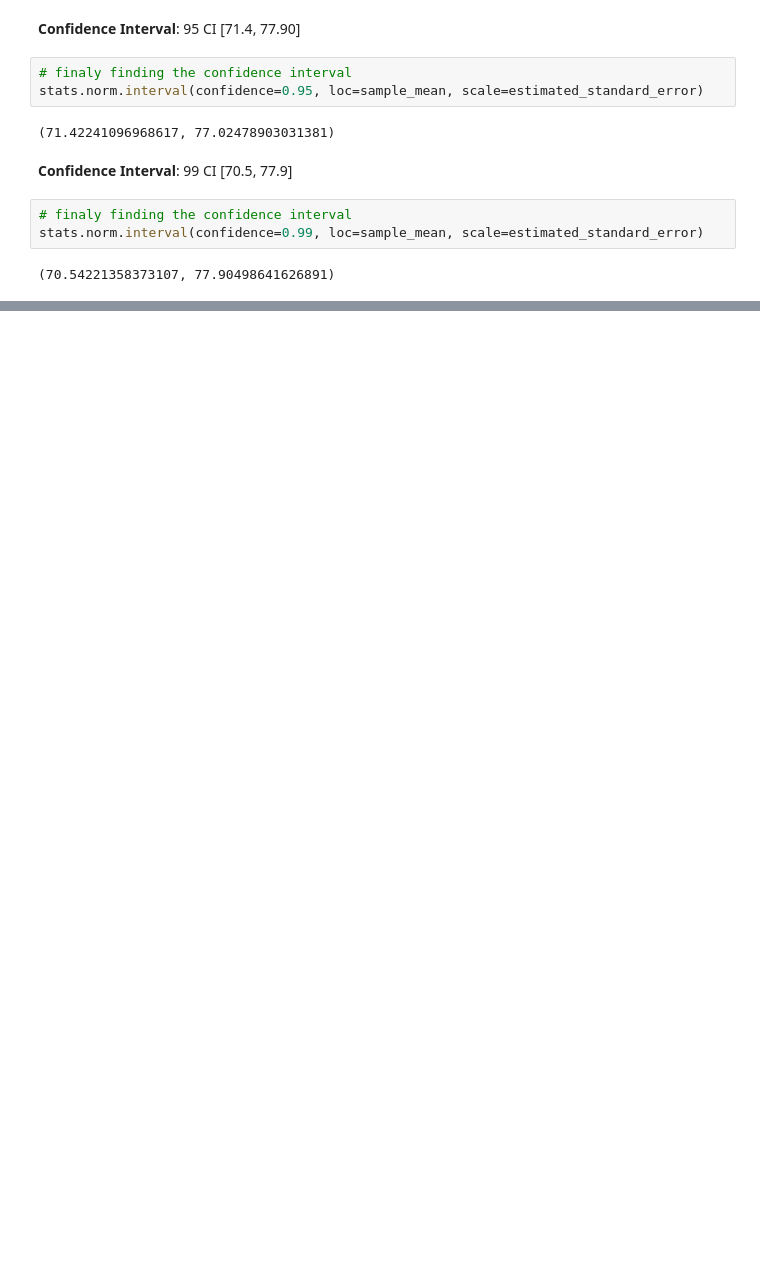
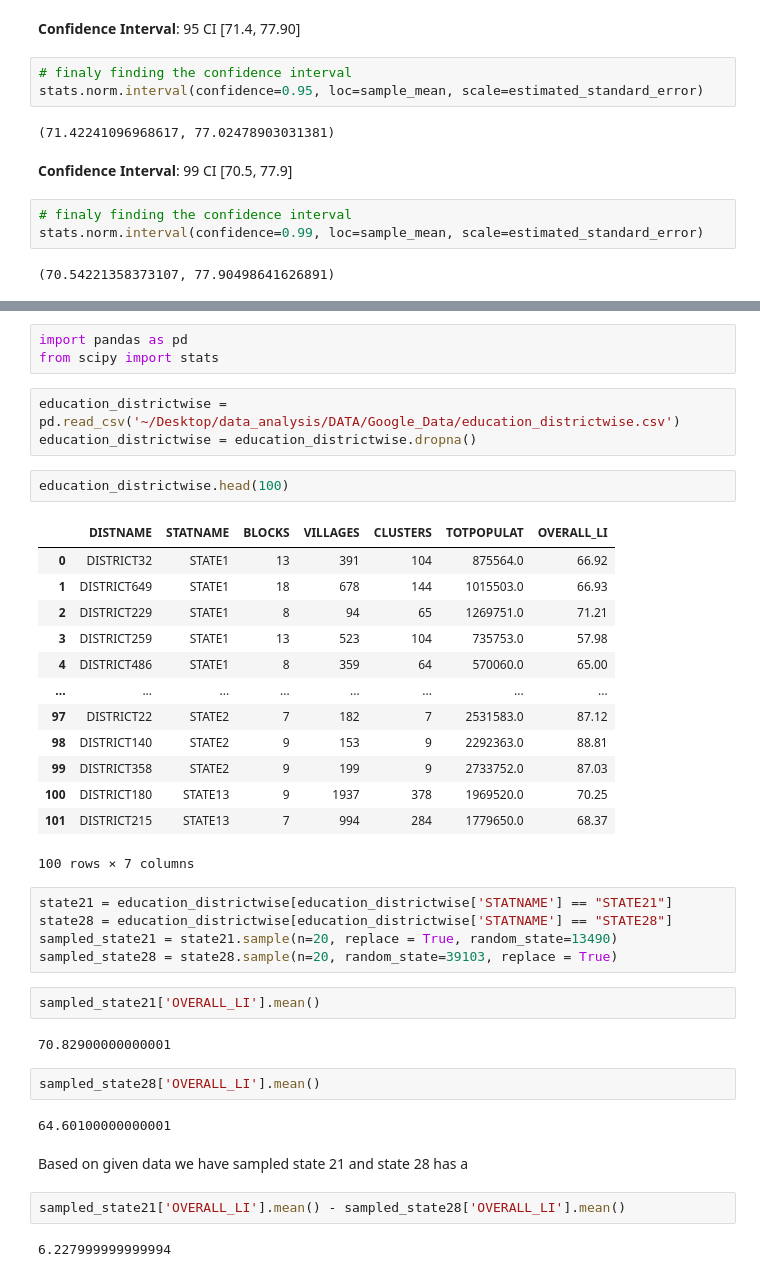
Before and after one commit to AdnanAI7/data_analysis, a Jupyter notebook: Python/Google_Adv_C4_statistics.ipynb, the cells around one changed output, grey strips where cells are left out. Drawn from its saved outputs; the diff is of its cells as text; blank space fills up the shorter version.

```diff
--- a/Python/Google_Adv_C4_statistics.ipynb
+++ b/Python/Google_Adv_C4_statistics.ipynb
@@ -325,0 +332,41 @@ stats.norm.interval(confidence=0.99, loc=sample_mean, scale=estimated_standard_e
+# %%
+import pandas as pd
+from scipy import stats
+# %%
+education_districtwise = pd.read_csv('~/Desktop/data_analysis/DATA/Google_Data/education_districtwise.csv')
+education_districtwise = education_districtwise.dropna()
+# %%
+education_districtwise.head(100)
+# %% [output]
+|  | DISTNAME | STATNAME | BLOCKS | VILLAGES | CLUSTERS | TOTPOPULAT | OVERALL_LI |
+| 0 | DISTRICT32 | STATE1 | 13 | 391 | 104 | 875564.0 | 66.92 |
+| 1 | DISTRICT649 | STATE1 | 18 | 678 | 144 | 1015503.0 | 66.93 |
+| 2 | DISTRICT229 | STATE1 | 8 | 94 | 65 | 1269751.0 | 71.21 |
+| 3 | DISTRICT259 | STATE1 | 13 | 523 | 104 | 735753.0 | 57.98 |
+| 4 | DISTRICT486 | STATE1 | 8 | 359 | 64 | 570060.0 | 65.00 |
+| ... | ... | ... | ... | ... | ... | ... | ... |
+| 97 | DISTRICT22 | STATE2 | 7 | 182 | 7 | 2531583.0 | 87.12 |
+| 98 | DISTRICT140 | STATE2 | 9 | 153 | 9 | 2292363.0 | 88.81 |
+| 99 | DISTRICT358 | STATE2 | 9 | 199 | 9 | 2733752.0 | 87.03 |
+| 100 | DISTRICT180 | STATE13 | 9 | 1937 | 378 | 1969520.0 | 70.25 |
+| 101 | DISTRICT215 | STATE13 | 7 | 994 | 284 | 1779650.0 | 68.37 |
+100 rows × 7 columns
+# %%
+state21 = education_districtwise[education_districtwise['STATNAME'] == "STATE21"]
+state28 = education_districtwise[education_districtwise['STATNAME'] == "STATE28"]
+sampled_state21 = state21.sample(n=20, replace = True, random_state=13490)
+sampled_state28 = state28.sample(n=20, random_state=39103, replace = True)
+# %%
+sampled_state21['OVERALL_LI'].mean()
+# %% [output]
+70.82900000000001
+# %%
+sampled_state28['OVERALL_LI'].mean()
+# %% [output]
+64.60100000000001
+# %% [markdown]
+Based on given data we have sampled state 21 and state 28 has a
+# %%
+sampled_state21['OVERALL_LI'].mean() - sampled_state28['OVERALL_LI'].mean()
+# %% [output]
+6.227999999999994
```
Also changed, not shown: parts of 4 cells of this notebook, 1 other file.
